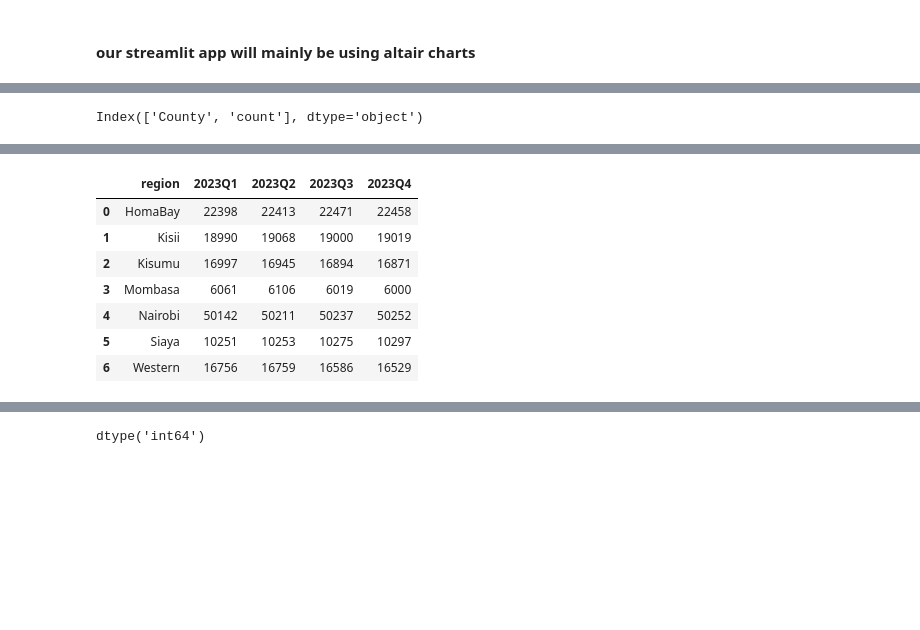
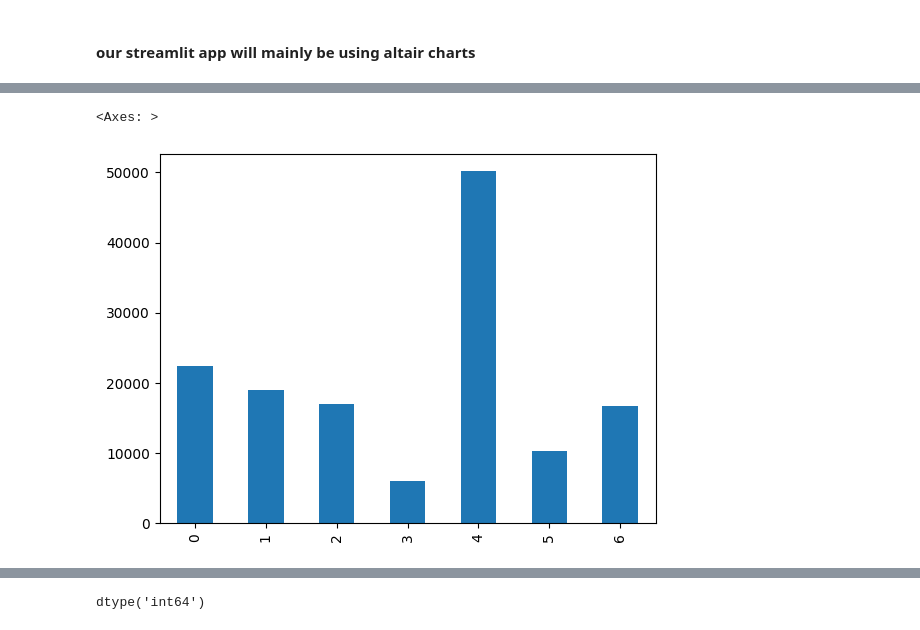
Before and after one commit to WayneNyariroh/wynlb.kccbs_sites_map, a Jupyter notebook: data_prep_cleaning_eda.ipynb, the cells around one changed output, grey strips where cells are left out. Drawn from its saved outputs; the diff is of its cells as text; code cells hidden in the pictures; blank space fills up the shorter version.

```diff
--- a/data_prep_cleaning_eda.ipynb
+++ b/data_prep_cleaning_eda.ipynb
@@ -439,10 +439,6 @@ text = bar.mark_text(
 bar + text
 # %% [output]
 [interactive output not drawn]
-# %%
-kccb_sites.County.value_counts().reset_index().columns
-# %% [output]
-Index(['County', 'count'], dtype='object')
 # %%
 #with our data
 
@@ -465,17 +465,11 @@ bar + text
 [interactive output not drawn]
 # %%
 quarter_tx = prepd_data.groupby(by=['region'])[['2023Q1','2023Q2','2023Q3','2023Q4']].sum().reset_index()
-# %%
-quarter_tx
-# %% [output]
-|  | region | 2023Q1 | 2023Q2 | 2023Q3 | 2023Q4 |
-| 0 | HomaBay | 22398 | 22413 | 22471 | 22458 |
-| 1 | Kisii | 18990 | 19068 | 19000 | 19019 |
-| 2 | Kisumu | 16997 | 16945 | 16894 | 16871 |
-| 3 | Mombasa | 6061 | 6106 | 6019 | 6000 |
-| 4 | Nairobi | 50142 | 50211 | 50237 | 50252 |
-| 5 | Siaya | 10251 | 10253 | 10275 | 10297 |
-| 6 | Western | 16756 | 16759 | 16586 | 16529 |
+# %%
+quarter_tx.transpose().loc['2023Q1'].plot.bar()
+# %% [output]
+<Axes: >
+[figure, added]
 # %%
 base = alt.Chart(data).mark_arc(innerRadius=50).encode(
     theta=alt.Theta(field="2023Q4", type="quantitative"),
```
Also changed, not shown: parts of 18 cells of this notebook, 8 other files.
